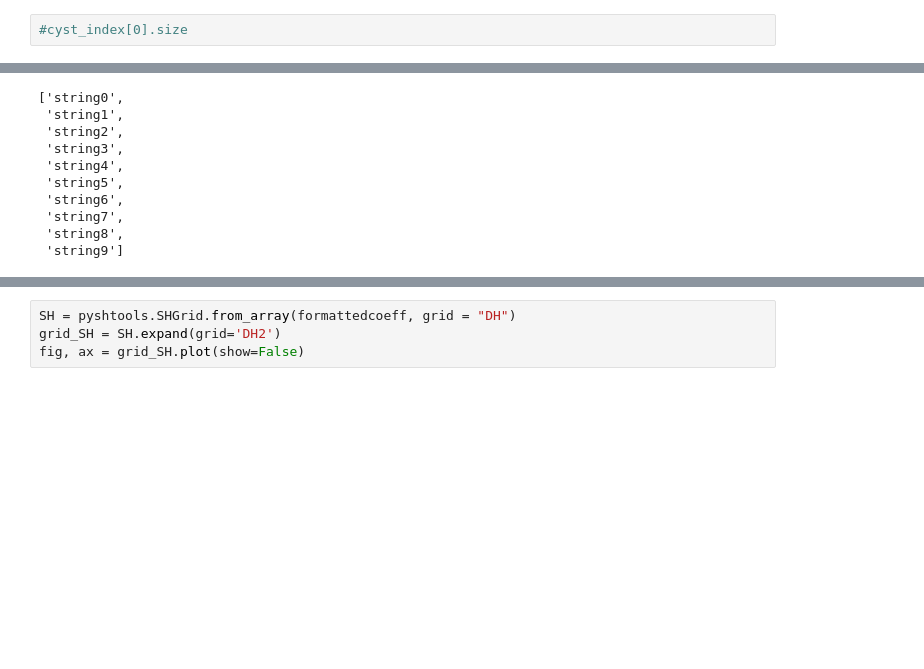
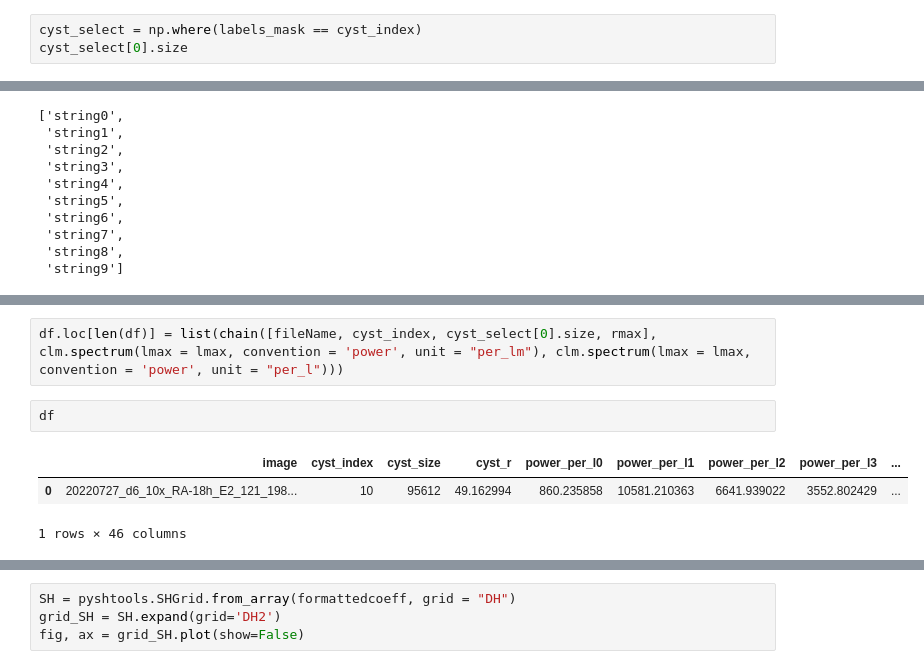
Before and after one commit to lengfei5/sphericalHarmonics_decomposition, a Jupyter notebook: test_SH_organoid.ipynb, the cells around one changed output, grey strips where cells are left out. Cells and saved outputs as stored; diff of their text form; blank space fills up the shorter version.

```diff
--- a/test_SH_organoid.ipynb
+++ b/test_SH_organoid.ipynb
@@ -345,2 +539,3 @@ cyst_index[0].size
 # %%
-#cyst_index[0].size
+cyst_select = np.where(labels_mask == cyst_index)
+cyst_select[0].size
@@ -695,0 +898,8 @@ WARNING: QWidget::render: Cannot render with an inactive painter
+# %%
+df.loc[len(df)] = list(chain([fileName, cyst_index, cyst_select[0].size, rmax], clm.spectrum(lmax = lmax, convention = 'power', unit = "per_lm"), clm.spectrum(lmax = lmax, convention = 'power', unit = "per_l")))
+# %%
+df
+# %% [output]
+|  | image | cyst_index | cyst_size | cyst_r | power_per_l0 | power_per_l1 | power_per_l2 | power_per_l3 | ... |
+| 0 | 20220727_d6_10x_RA-18h_E2_121_198... | 10 | 95612 | 49.162994 | 860.235858 | 10581.210363 | 6641.939022 | 3552.802429 | ... |
+1 rows × 46 columns
```
Also changed, not shown: parts of 30 cells of this notebook, 1 other file.
